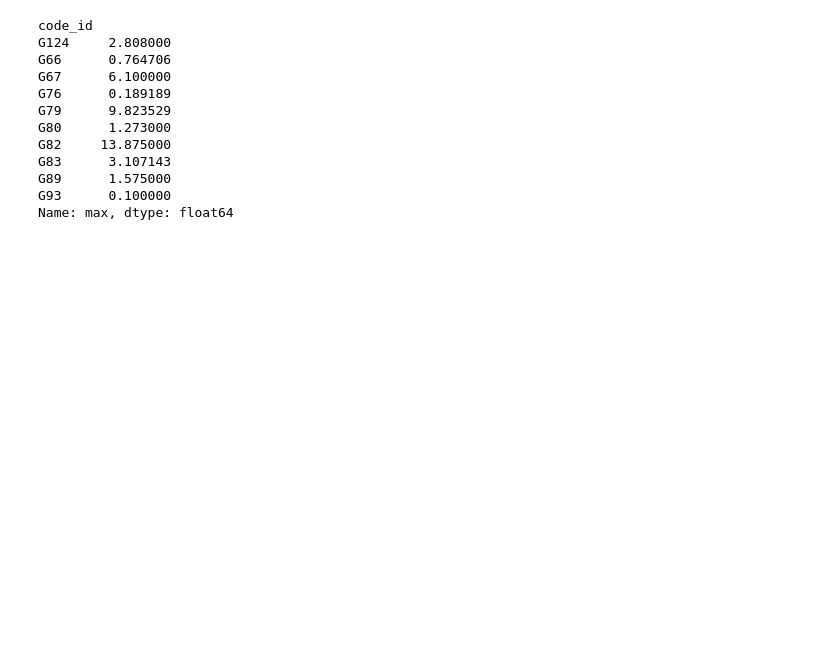
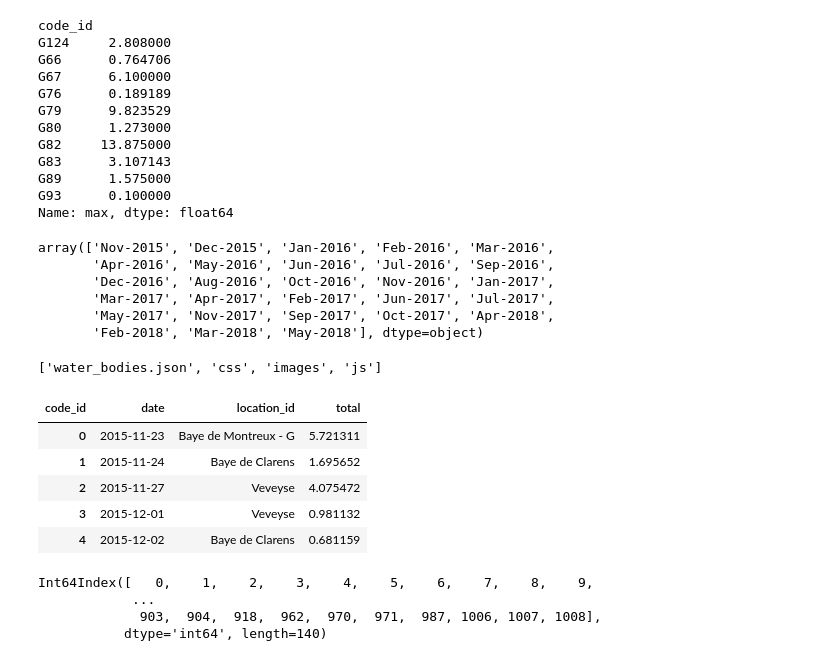
Before and after one commit to GaryHDA/notes, a Jupyter notebook: pandas/Grouping.ipynb, the cells around one changed output. Saved outputs shown, nothing was run; the diff lists cells and outputs as text; code cells hidden in the pictures; blank space fills up the shorter version.

```diff
--- a/pandas/Grouping.ipynb
+++ b/pandas/Grouping.ipynb
@@ -147,3 +147,20 @@ G83      3.107143
 G89      1.575000
 G93      0.100000
 Name: max, dtype: float64
+# %%
+q_day = pd.to_datetime(mcb['date'])
+s_day = q_day.dt.strftime('%b-%Y')
+s_day = s_day.unique()
+s_day
+# %% [output]
+array(['Nov-2015', 'Dec-2015', 'Jan-2016', 'Feb-2016', 'Mar-2016',
+       'Apr-2016', 'May-2016', 'Jun-2016', 'Jul-2016', 'Sep-2016',
+       'Dec-2016', 'Aug-2016', 'Oct-2016', 'Nov-2016', 'Jan-2017',
+       'Mar-2017', 'Apr-2017', 'Feb-2017', 'Jun-2017', 'Jul-2017',
+       'May-2017', 'Nov-2017', 'Sep-2017', 'Oct-2017', 'Apr-2018',
+       'Feb-2018', 'Mar-2018', 'May-2018'], dtype=object)
+# %%
+dirt_static = '/home/mw-shovel/web/module_one/dirt/static'
+os.listdir(dirt_static)
+# %% [output]
+['water_bodies.json', 'css', 'images', 'js']
@@ -149,0 +175,22 @@ Name: max, dtype: float64
+# %%
+a = dfA.copy()
+a.index.names
+a.reset_index(inplace=True)
+# %%
+a = a[['date','location_id','total']].copy()
+a = a.loc[a.location_id.isin(g_all['Lac Léman'])].copy()
+a[:5]
+# %% [output]
+| code_id | date | location_id | total |
+| 0 | 2015-11-23 | Baye de Montreux - G | 5.721311 |
+| 1 | 2015-11-24 | Baye de Clarens | 1.695652 |
+| 2 | 2015-11-27 | Veveyse | 4.075472 |
+| 3 | 2015-12-01 | Veveyse | 0.981132 |
+| 4 | 2015-12-02 | Baye de Clarens | 0.681159 |
+# %%
+a.index
+# %% [output]
+Int64Index([   0,    1,    2,    3,    4,    5,    6,    7,    8,    9,
+            ...
+             903,  904,  918,  962,  970,  971,  987, 1006, 1007, 1008],
+           dtype='int64', length=140)
```
Also changed, not shown: parts of 10 cells of this notebook, 1 other file.
